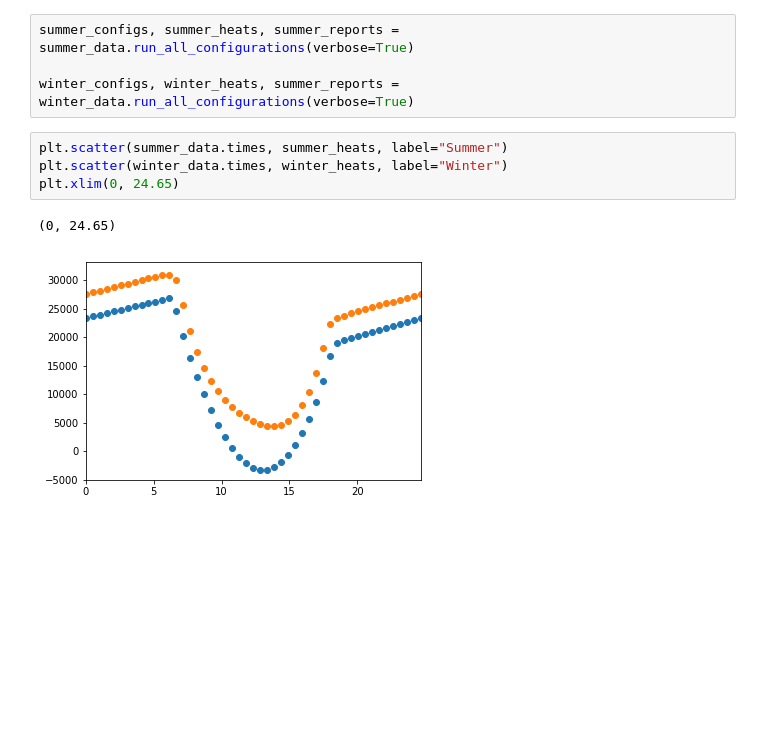
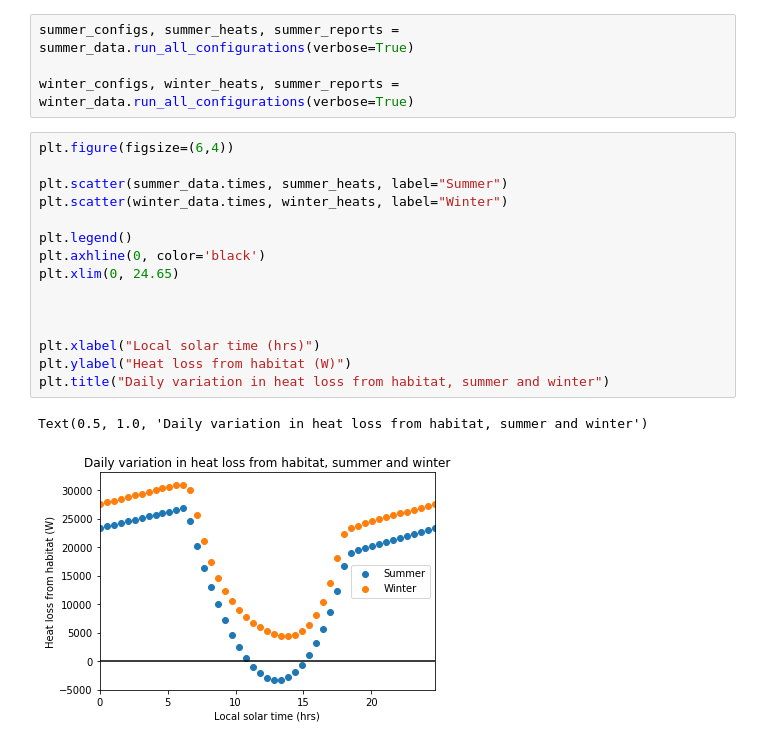
Before and after one commit to smross106/Syrtis, a Jupyter notebook: Daily Swing.ipynb, the cells around one changed output. Saved outputs shown, nothing was run; the diff lists cells and outputs as text; blank space fills up the shorter version.

Commit message:
Aesthetic changes to Daily Swing

```diff
--- a/Daily Swing.ipynb
+++ b/Daily Swing.ipynb
@@ -111,9 +111,20 @@ summer_configs, summer_heats, summer_reports = summer_data.run_all_configuration
 
 winter_configs, winter_heats, summer_reports = winter_data.run_all_configurations(verbose=True)
 # %%
+plt.figure(figsize=(6,4))
+
 plt.scatter(summer_data.times, summer_heats, label="Summer")
 plt.scatter(winter_data.times, winter_heats, label="Winter")
+
+plt.legend()
+plt.axhline(0, color='black')
 plt.xlim(0, 24.65)
+
+
+
+plt.xlabel("Local solar time (hrs)")
+plt.ylabel("Heat loss from habitat (W)")
+plt.title("Daily variation in heat loss from habitat, summer and winter")
 # %% [output]
-(0, 24.65)
+Text(0.5, 1.0, 'Daily variation in heat loss from habitat, summer and winter')
-[figure, old version]
+[figure, new version]
```
